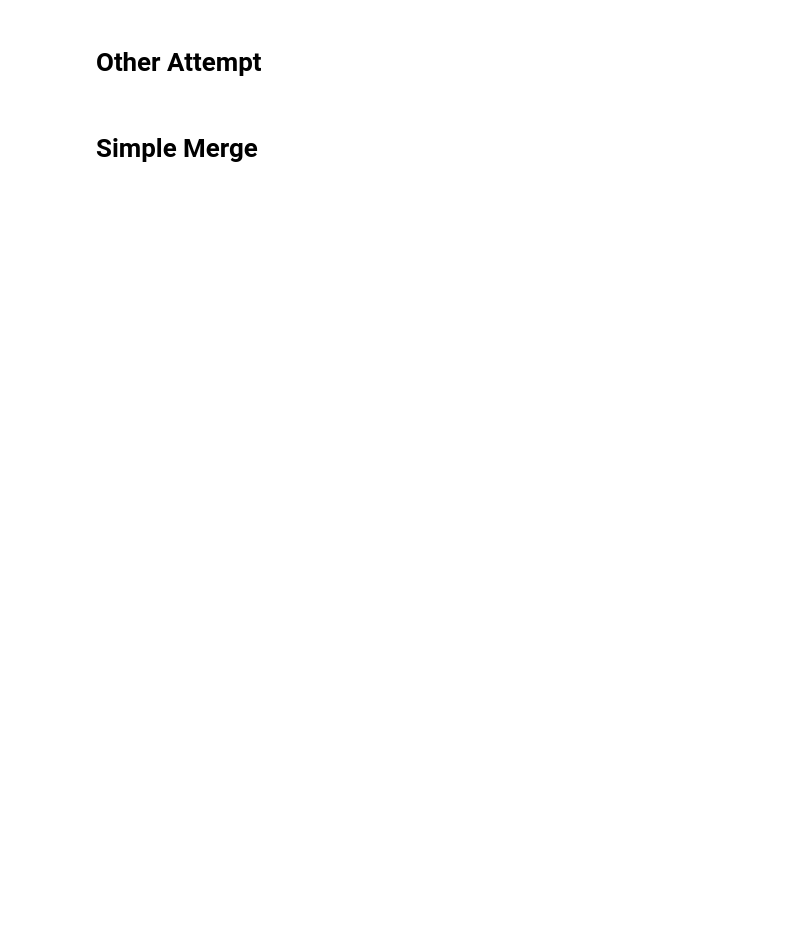
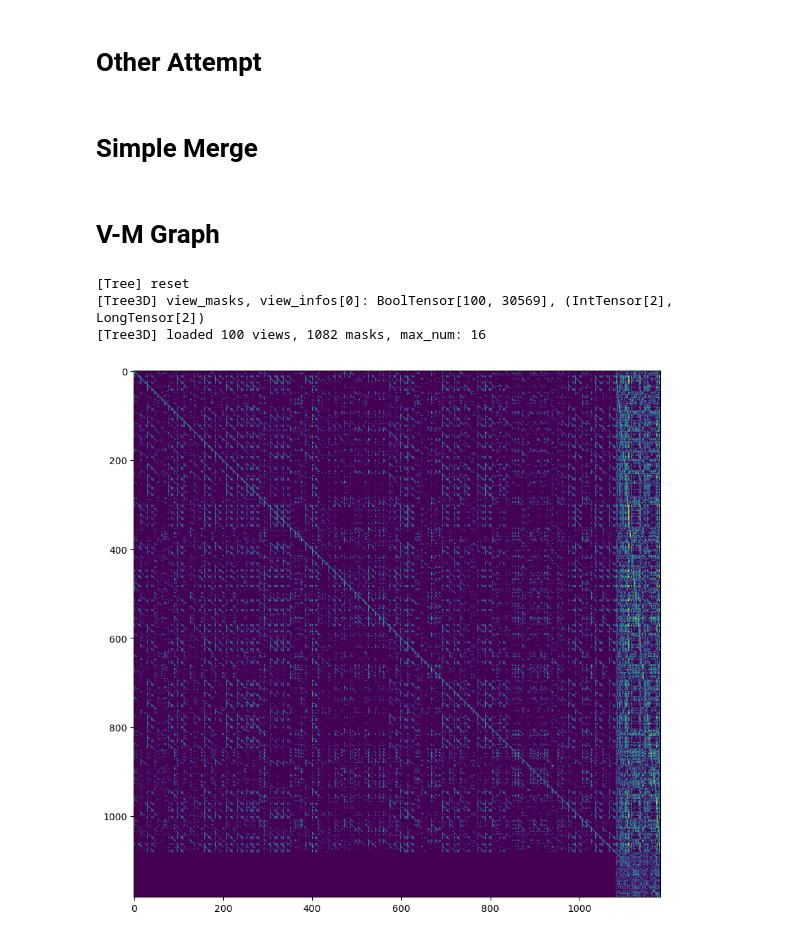
Before and after one commit to dnvtmf/OTS, a Jupyter notebook: notebooks/PartNet.ipynb, the cells around one changed output. Saved outputs shown, nothing was run; the diff lists cells and outputs as text; code cells hidden in the pictures; blank space fills up the shorter version.

```diff
--- a/notebooks/PartNet.ipynb
+++ b/notebooks/PartNet.ipynb
@@ -602,3 +788,31 @@ metric = TreeSegmentMetric()
 metric.update(my2.to(device), gt.to(device))
 print(metric.PQ, metric.TQ)
 # 0.17959821419637712 0.11583688855171204
+# %% [markdown]
+# V-M Graph
+# %%
+tree3d_gt = ts.Tree3Dv2(mesh, device, verbose=1)
+tree3d_gt.build_gt_segmentation(gt, tri_ids)
+# %% [output]
+[Tree] reset
+[Tree3D] view_masks, view_infos[0]: BoolTensor[100, 30569], (IntTensor[2], LongTensor[2])
+[Tree3D] loaded 100 views, 1082 masks, max_num: 16
+# %%
+V = tree3d_gt.V
+M = tree3d_gt.M
+N = M + V
+A = torch.zeros((N, N), device=device)
+# view-view
+area = torch.mv(tree3d_gt.masks_view[:, 1:].float(), tree3d_gt.area)
+A[M:, M:] = F.linear(tree3d_gt.masks_view[:, 1:].float(), tree3d_gt.masks_view[:, 1:] * tree3d_gt.area) / area[:, None]
+# view-mask
+areas_m = torch.mv(tree3d_gt.masks_2d[:, 1:], tree3d_gt.area)
+A[:M, M:] = F.linear(tree3d_gt.masks_2d[:, 1:], tree3d_gt.masks_view[:, 1:].float() * tree3d_gt.area) / areas_m[:, None]
+# mask-mask
+A[:M, :M] = F.linear(tree3d_gt.masks_2d[:, 1:], tree3d_gt.masks_2d[:, 1:].float() * tree3d_gt.area) / areas_m[:, None]
+
+plt.figure(figsize=(10, 10))
+plt.imshow((A * (A > 0.5)).cpu().numpy())
+plt.show()
+# %% [output]
+[figure, added]
```
Also changed, not shown: parts of 17 cells of this notebook, 11 other files.
